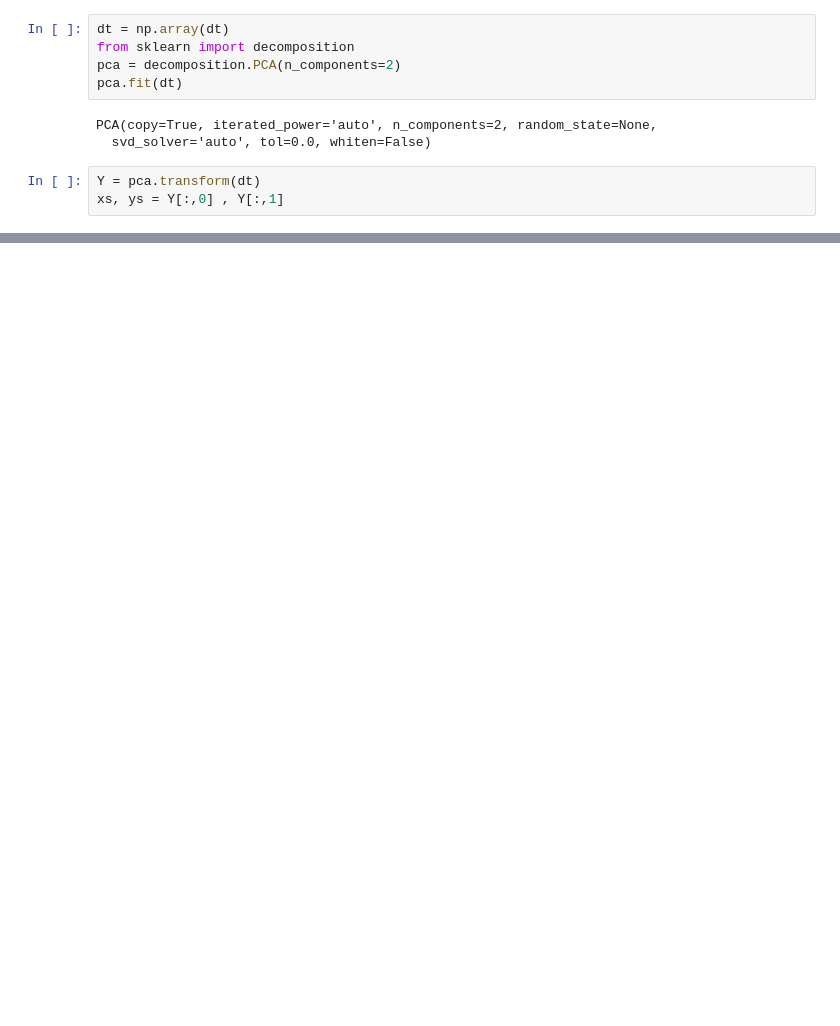
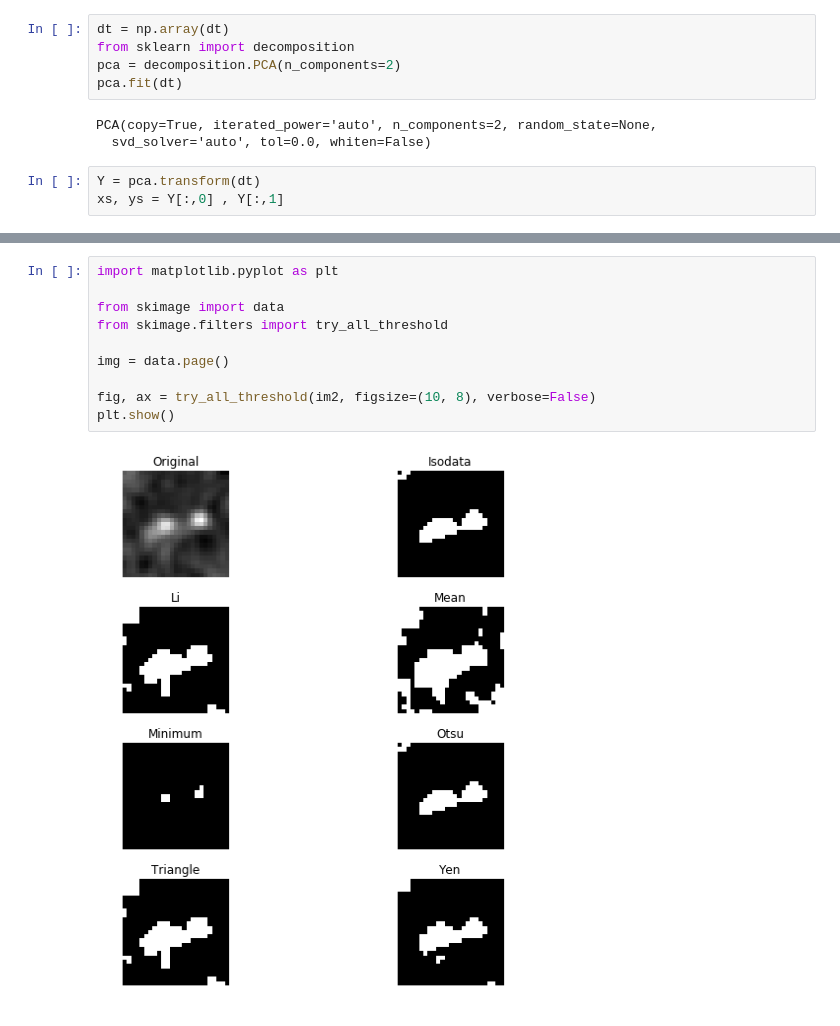
Before and after one commit to nottu/verano, a Jupyter notebook: notebook/Morpho Test.ipynb, the cells around one changed output, grey strips where cells are left out. Cells and saved outputs as stored; diff of their text form; blank space fills up the shorter version.

```diff
--- a/notebook/Morpho Test.ipynb
+++ b/notebook/Morpho Test.ipynb
@@ -119,0 +144,12 @@ plt.show()
+# %%
+import matplotlib.pyplot as plt
+
+from skimage import data
+from skimage.filters import try_all_threshold
+
+img = data.page()
+
+fig, ax = try_all_threshold(im2, figsize=(10, 8), verbose=False)
+plt.show()
+# %% [output]
+[figure, added]
```
Also changed, not shown: parts of 7 cells of this notebook, 2 other files.
